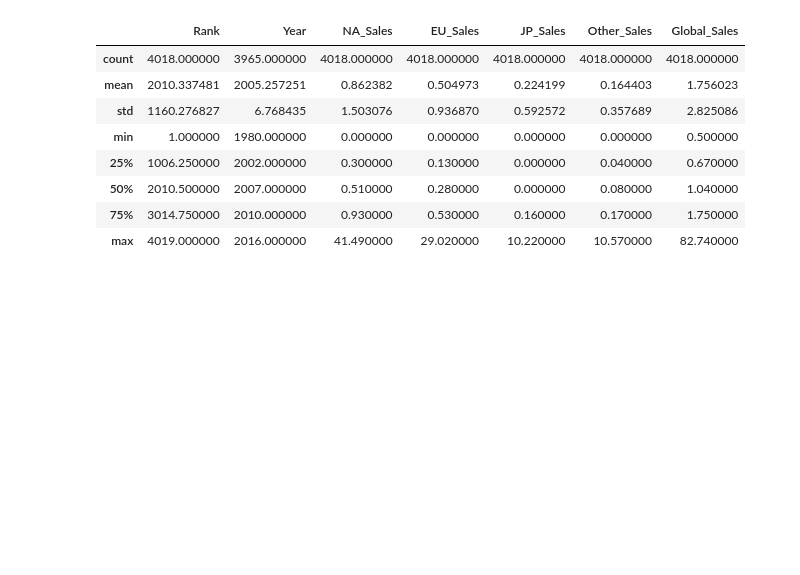
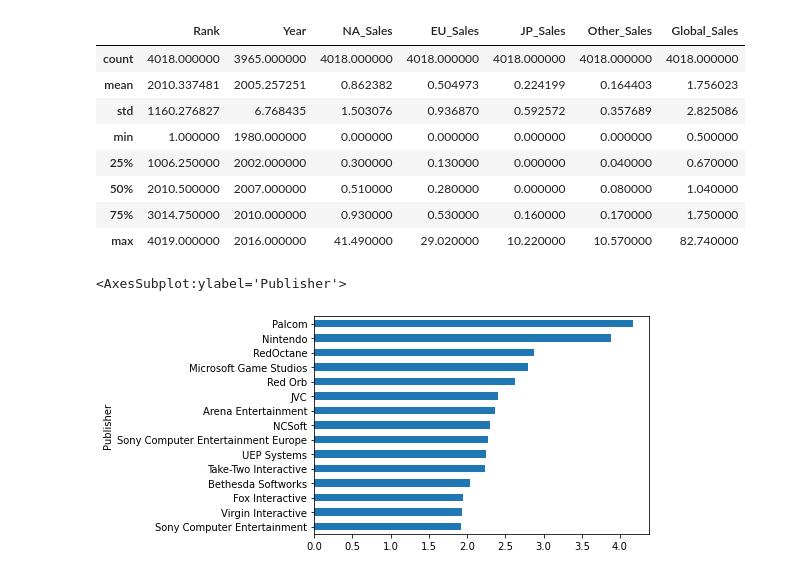
Before and after one commit to paulaked/data25-visualisations, a Jupyter notebook: task.ipynb, the cells around one changed output. Drawn from its saved outputs; the diff is of its cells as text; code cells hidden in the pictures; blank space fills up the shorter version.

Commit message:
further editing the visualisations

```diff
--- a/task.ipynb
+++ b/task.ipynb
@@ -70,4 +70,8 @@ data
 | 75% | 3014.750000 | 2010.000000 | 0.930000 | 0.530000 | 0.160000 | 0.170000 | 1.750000 |
 | max | 4019.000000 | 2016.000000 | 41.490000 | 29.020000 | 10.220000 | 10.570000 | 82.740000 |
 # %%
-x = clean_data.groupby('Publisher')['Global_Sales'].mean().sort_val
+x = clean_data.groupby('Publisher')['Global_Sales'].mean().sort_values().tail(15)
+x.plot(kind ='barh')
+# %% [output]
+<AxesSubplot:ylabel='Publisher'>
+[figure, added]
```
